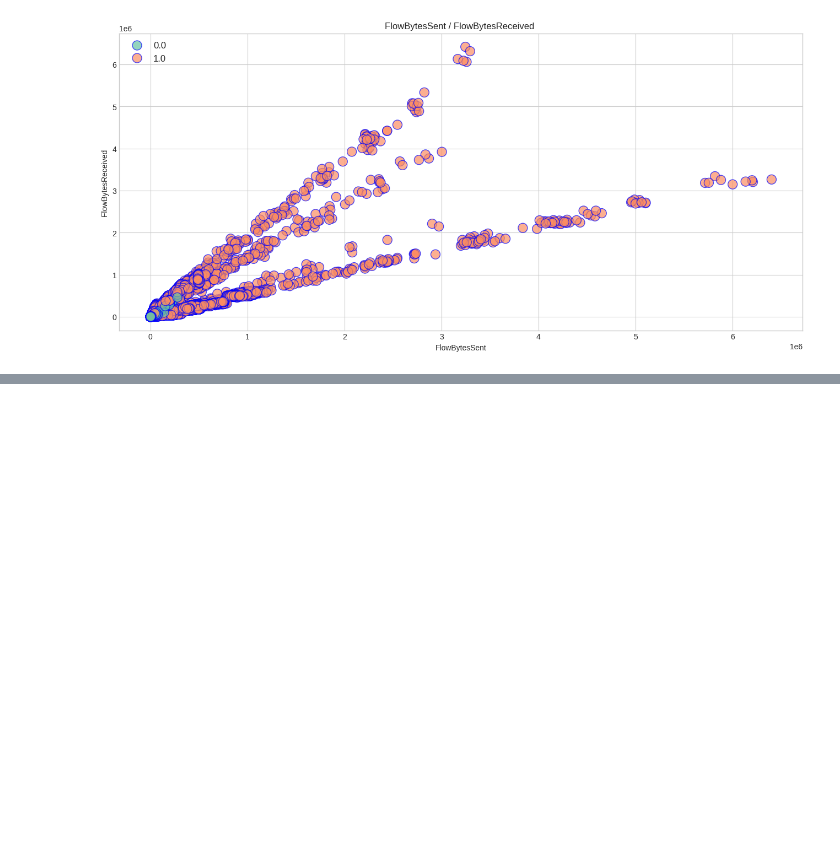
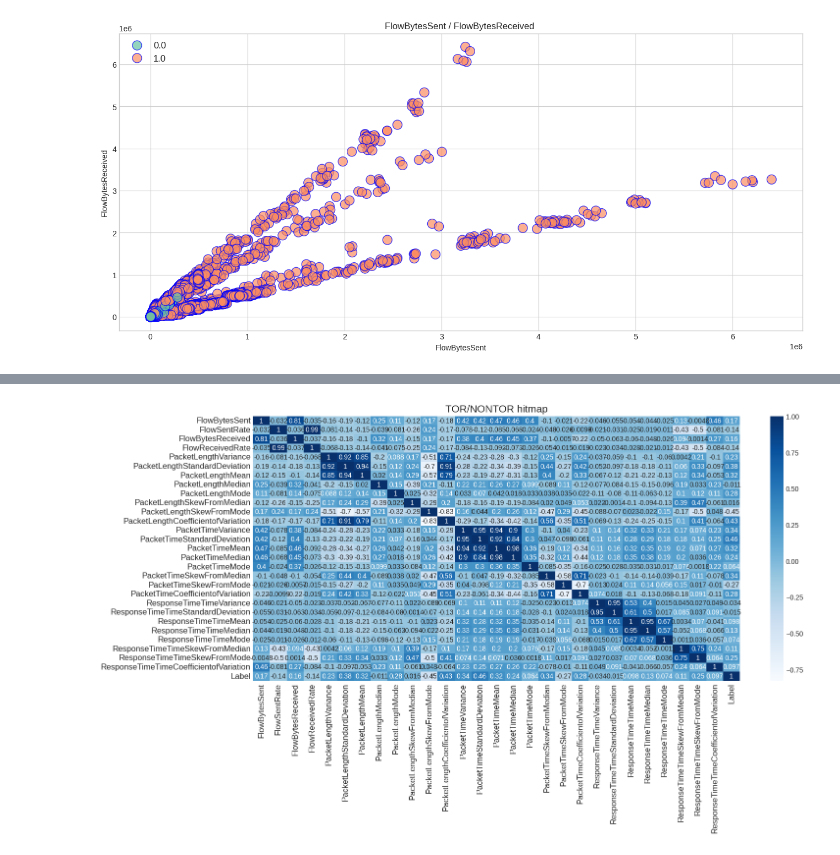
Before and after one commit to AlokChaudhary752/Trained-Model, a Jupyter notebook: Untitled32.ipynb, the cells around one changed output, grey strips where cells are left out. Drawn from its saved outputs; the diff is of its cells as text; code cells hidden in the pictures; blank space fills up the shorter version.

```diff
--- a/Untitled32.ipynb
+++ b/Untitled32.ipynb
@@ -343,0 +353,11 @@ plt.savefig('flow.png')
+# %%
+df_corr = df.corr()
+
+sb.heatmap(df_corr, cmap = 'Blues', annot = True, xticklabels = df_corr.columns.values, yticklabels = df_corr.columns.values)
+plt.title('TOR/NONTOR hitmap', fontsize = 15)
+plt.xticks(fontsize = 12)
+plt.yticks(fontsize = 12)
+
+plt.savefig('heatmap.png')
+# %% [output]
+[figure, added]
```
Also changed, not shown: parts of 9 cells of this notebook.
